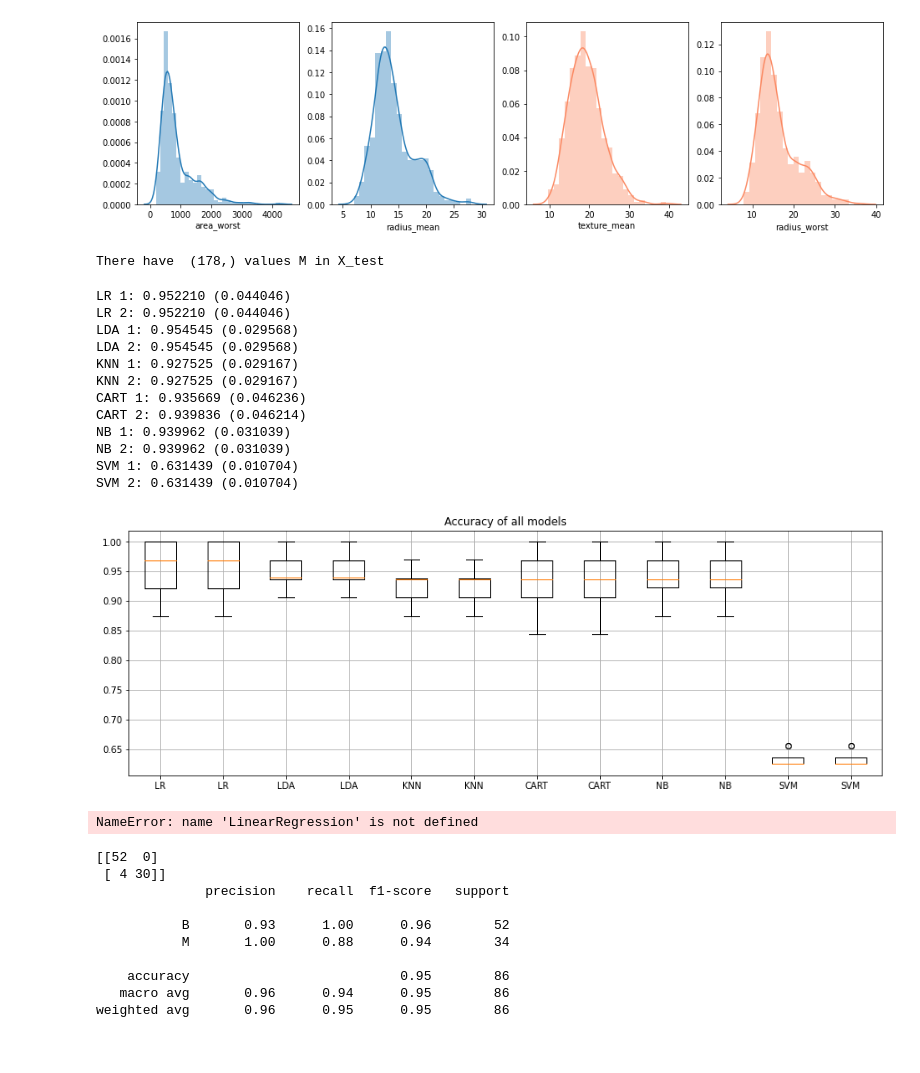
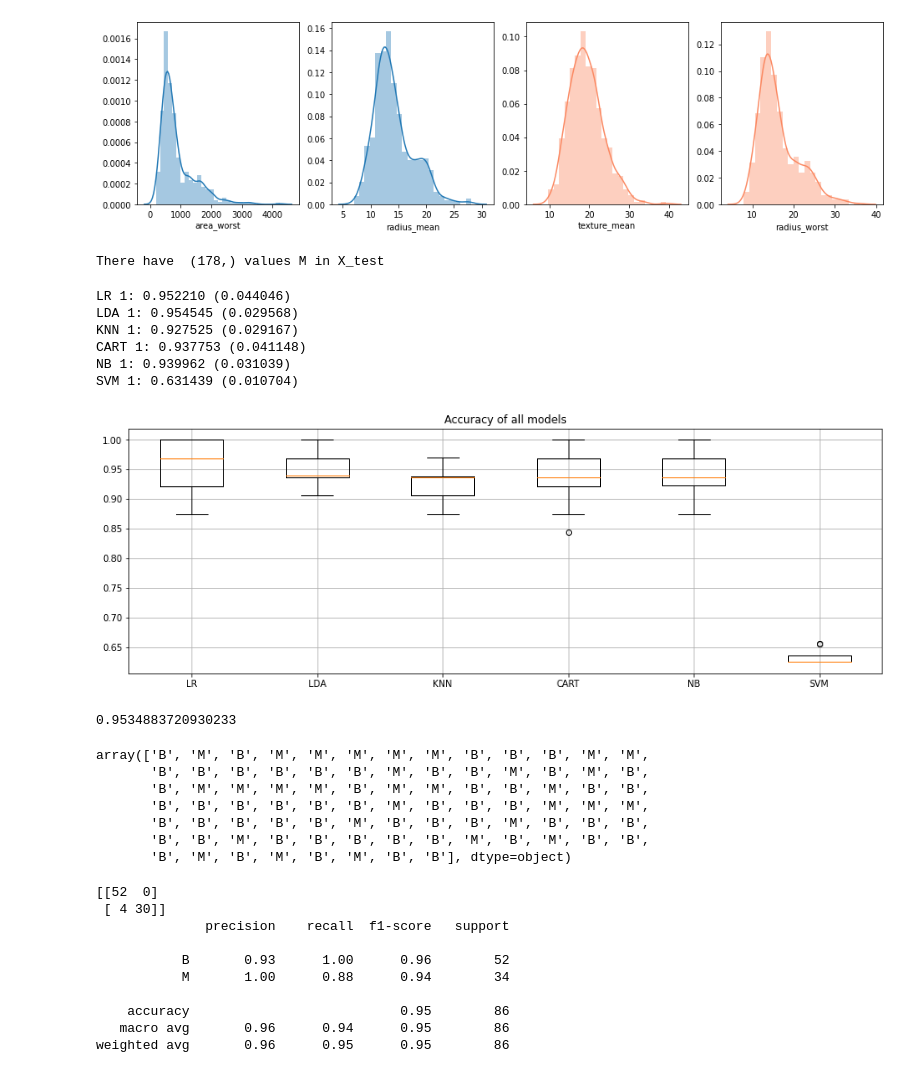
Before and after one commit to nguyentung120/Model-predict-cancer, a Jupyter notebook: Cancer predict.ipynb, the cells around one changed output. Drawn from its saved outputs; the diff is of its cells as text; code cells hidden in the pictures.

```diff
--- a/Cancer predict.ipynb
+++ b/Cancer predict.ipynb
@@ -98,13 +98,13 @@ sns.distplot(data['radius_worst'],ax=axes[3],color='#FB8861')
 array=data.values # transform the data to array
 X = array[:,2:(len(array)-1)] # all columns except id and values y
 y = array[:,1] # diagnosis
+#===============================
+#let's train
+X_train, X_test, Y_train, Y_test = train_test_split(X, y, test_size=0.15, random_state=1)
+row=Y_train[Y_train=="M"].shape # the number of values "M" is 170
+print("There have ",row, "values M in X_test ")
+# %% [output]
+There have  (178,) values M in X_test
-# %%
-#let's train
-X_train, X_test, Y_train, Y_test = train_test_split(X, y, test_size=0.15, random_state=1)
-row=Y_train[Y_train=="M"].shape # the number of values "M" is 170
-print("There have ",row, "values M in X_test ")
-# %% [output]
-There have  (178,) values M in X_test
 # %%
 from sklearn.preprocessing import PolynomialFeatures # tạo hàm đa thức để check accurancy
 from sklearn.pipeline import Pipeline
@@ -114,51 +114,46 @@ def get_models(model,number):
     for d in range(1,number):
         # define the pipeline
         trans = PolynomialFeatures(degree=d)
-        mode[str(d)] = Pipeline(steps=[('t', trans), ('m', model)])return mode
+        mode[str(d)] = Pipeline(steps=[('t', trans), ('m', model)])
+        return mode
 
 models = []
 models.append(('LR', LogisticRegression(solver='liblinear', multi_class='ovr')))
 models.append(('LDA', LinearDiscriminantAnalysis()))
 models.append(('KNN', KNeighborsClassifier(n_neighbors=10, weights = 'distance')))
 models.append(('CART', DecisionTreeClassifier()))
 models.append(('NB', GaussianNB()))
 models.append(('SVM', SVC(gamma='auto')))
 
 # evaluate each model in turn
 
 results = []
 names = []
 for name, model in models:
-    for username,new_model in get_models(model,3).items():
+    for username,new_model in get_models(model,2).items():
         kfold = StratifiedKFold(n_splits=15, random_state=1, shuffle=True)
         cv_results = cross_val_score(model, X_train, Y_train, cv=kfold, scoring='accuracy')
         results.append(cv_results)
         names.append(name)
         print('%s %s: %f (%f)' % (name, username ,cv_results.mean(), cv_results.std()))
 
 plt.figure(figsize=(15,5))
 plt.grid(True)
 plt.title("Accuracy of all models")
 plt.boxplot(results,labels=names)
 plt.show()
 # %% [output]
 LR 1: 0.952210 (0.044046)
-LR 2: 0.952210 (0.044046)
 LDA 1: 0.954545 (0.029568)
-LDA 2: 0.954545 (0.029568)
 KNN 1: 0.927525 (0.029167)
-KNN 2: 0.927525 (0.029167)
-CART 1: 0.935669 (0.046236)
-CART 2: 0.939836 (0.046214)
+CART 1: 0.937753 (0.041148)
 NB 1: 0.939962 (0.031039)
-NB 2: 0.939962 (0.031039)
 SVM 1: 0.631439 (0.010704)
-SVM 2: 0.631439 (0.010704)
-[figure, old version]
+[figure, new version]
 # %%
 # we decide to choose LinearRegression-------
 # Make predictions on validation dataset
-model = L(solver='liblinear', multi_class='ovr')
+model = LogisticRegression(solver='liblinear', multi_class='ovr')
 
 model.fit(X_train, Y_train)
 predictions = model.predict(X_test)
@@ -167,7 +162,14 @@ predictions = model.predict(X_test)
 print(accuracy_score(Y_test, predictions))
 predictions
 # %% [output]
-NameError: name 'LinearRegression' is not defined
+0.9534883720930233
+array(['B', 'M', 'B', 'M', 'M', 'M', 'M', 'M', 'B', 'B', 'B', 'M', 'M',
+       'B', 'B', 'B', 'B', 'B', 'B', 'M', 'B', 'B', 'M', 'B', 'M', 'B',
+       'B', 'M', 'M', 'M', 'M', 'B', 'M', 'M', 'B', 'B', 'M', 'B', 'B',
+       'B', 'B', 'B', 'B', 'B', 'B', 'M', 'B', 'B', 'B', 'M', 'M', 'M',
+       'B', 'B', 'B', 'B', 'B', 'M', 'B', 'B', 'B', 'M', 'B', 'B', 'B',
+       'B', 'B', 'M', 'B', 'B', 'B', 'B', 'B', 'M', 'B', 'M', 'B', 'B',
+       'B', 'M', 'B', 'M', 'B', 'M', 'B', 'B'], dtype=object)
 # %%
 print(confusion_matrix(Y_test, predictions))
 print(classification_report(Y_test, predictions))
```
Also changed, not shown: parts of 2 cells of this notebook.
